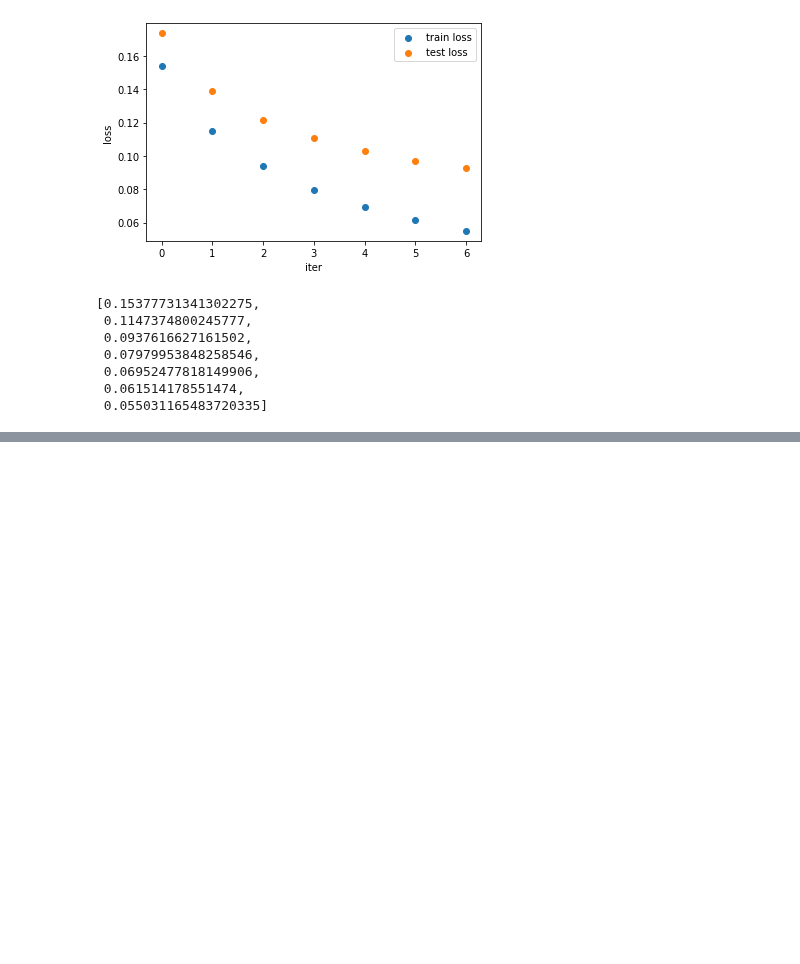
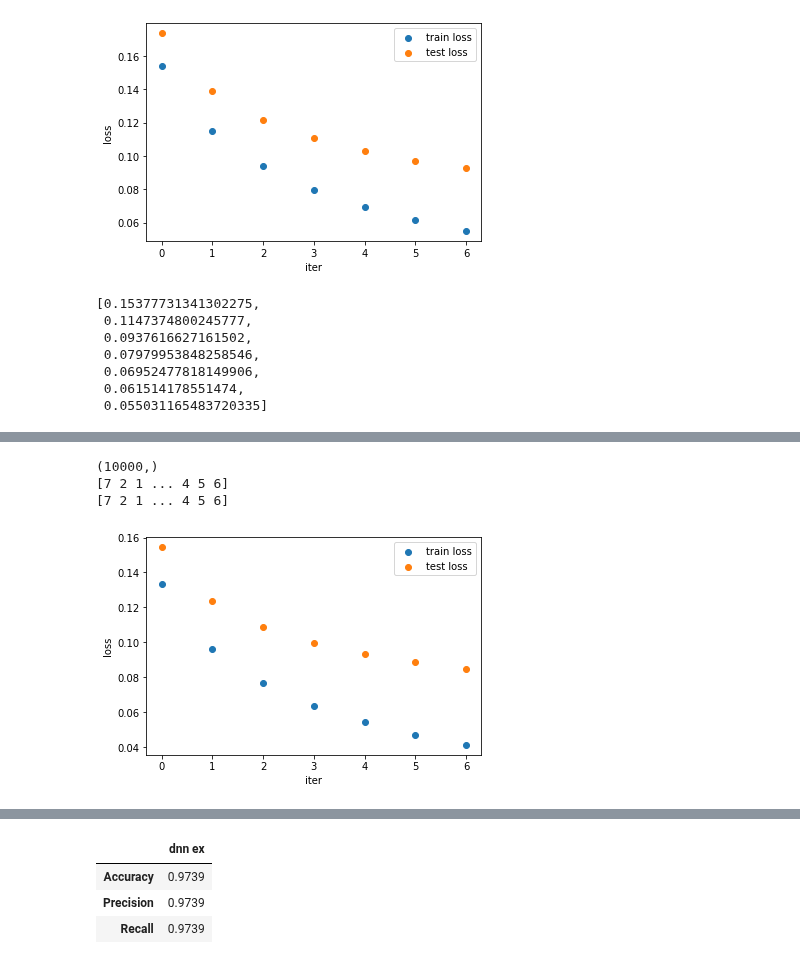
Before and after one commit to yutoJ/ml-learning, a Jupyter notebook: scratch_dnn.ipynb, the cells around one changed output, grey strips where cells are left out. Saved outputs shown, nothing was run; the diff lists cells and outputs as text; code cells hidden in the pictures; blank space fills up the shorter version.

```diff
--- a/scratch_dnn.ipynb
+++ b/scratch_dnn.ipynb
@@ -746,0 +740,17 @@ Wall time: 2min 43s
+# %%
+%%time
+#  1層目はfeatureより多くしてみる
+dnn = ScratchDynamicLayerDNNClassifier(epoch = 7, n_cell_layers = [1000,  200, 10], ada_grad = True, verbose=False)
+dnn.fit(X_train, y_train, X_val, y_val)
+pred_y_test = dnn.predict(X_test)
+print(pred_y_test.shape)
+print(pred_y_test)
+print(y_test)
+display_loss_graph(dnn)
+dnn_1l_1000_result = eval_accuracy(dnn, X_test, y_test, "dnn ex")
+dnn_1l_1000_result
+# %% [output]
+(10000,)
+[7 2 1 ... 4 5 6]
+[7 2 1 ... 4 5 6]
+[figure, added]
@@ -746,0 +759,4 @@ Wall time: 2min 43s
+|  | dnn ex |
+| Accuracy | 0.9739 |
+| Precision | 0.9739 |
+| Recall | 0.9739 |
```
Also changed, not shown: parts of 17 cells of this notebook, 1 other file.
